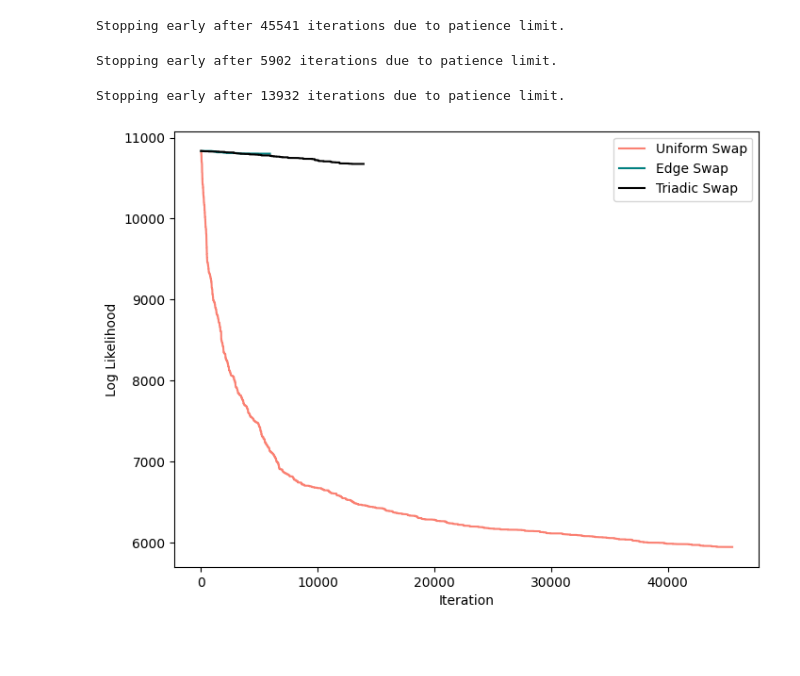
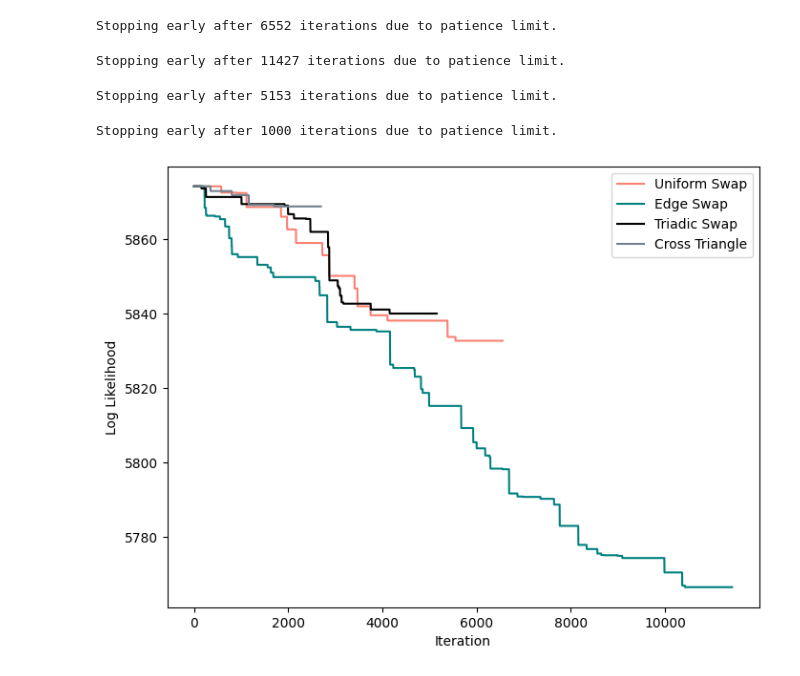
Before and after one commit to Lasse-mohr/anon_sbm, a Jupyter notebook: notebooks/move_type_comparisons_30-06-2025.ipynb, the cells around one changed output. Saved outputs shown, nothing was run; the diff lists cells and outputs as text; code cells hidden in the pictures; blank space fills up the shorter version.

```diff
--- a/notebooks/move_type_comparisons_30-06-2025.ipynb
+++ b/notebooks/move_type_comparisons_30-06-2025.ipynb
@@ -35,25 +39,18 @@ block_data = assigner.compute_assignment()
 # %%
+initial_blocks = assigner.compute_assignment()
 uniform_swap_model = SBMModel(
-    initial_blocks=block_data,
+    initial_blocks=initial_blocks,
     rng=rng,
     change_freq = { # probabilities of trying each move type
         "uniform_swap": 1,
     },
 )
 
-edge_swap_model = SBMModel(
-    initial_blocks=block_data,
-    rng=rng,
-    change_freq = { # probabilities of trying each move type
-    "uniform_swap": 0.8,
-    "edge_based_swap": 0.1,
-    "triadic_swap": 0.1,
-    },
+uniform_nll = uniform_swap_model.fit(
+    min_block_size=min_block_size,
+    cooling_rate=cooling_rate,
+    max_blocks=max_blocks,
+    patience=10**3,
+    return_nll=True,
 )
-triad_swap_model = SBMModel(
-    initial_blocks=block_data,
-    rng=rng,
-    change_freq = { # probabilities of trying each move type
-    "triadic_swap": 1.0,
-    },
-)
+block_data = uniform_swap_model.block_data
@@ -68,36 +135,40 @@ return_nll = True
-# %%
-uniform_nll = uniform_swap_model.fit(
-    max_num_iterations=max_num_iterations,
-    min_block_size=min_block_size,
-    initial_temperature=initial_temperature,
-    cooling_rate=cooling_rate,
-    max_blocks=max_blocks,
-    patience=patience,
-    return_nll=return_nll,
-)
-# %% [output]
-Stopping early after 45541 iterations due to patience limit.
+# %%
+uniform_nll = uniform_swap_model.fit(
+    min_block_size=min_block_size,
+    cooling_rate=cooling_rate,
+    max_blocks=max_blocks,
+    patience=patience,
+    return_nll=return_nll,
+)
+# %% [output]
+Stopping early after 6552 iterations due to patience limit.
 # %%
 edge_nll = edge_swap_model.fit(
-    max_num_iterations=max_num_iterations,
     min_block_size=min_block_size,
-    initial_temperature=initial_temperature,
     cooling_rate=cooling_rate,
     max_blocks=max_blocks,
     patience=patience,
     return_nll=return_nll,
 )
 # %% [output]
-Stopping early after 5902 iterations due to patience limit.
+Stopping early after 11427 iterations due to patience limit.
 # %%
 triad_nll = triad_swap_model.fit(
-    max_num_iterations=max_num_iterations,
     min_block_size=min_block_size,
-    initial_temperature=initial_temperature,
     cooling_rate=cooling_rate,
     max_blocks=max_blocks,
     patience=patience,
     return_nll=return_nll,
 )
 # %% [output]
-Stopping early after 13932 iterations due to patience limit.
+Stopping early after 5153 iterations due to patience limit.
+# %%
+mix_nll = mix_swap_model.fit(
+    min_block_size=min_block_size,
+    cooling_rate=cooling_rate,
+    max_blocks=max_blocks,
+    patience=patience,
+    return_nll=return_nll,
+)
+# %% [output]
+Stopping early after 1000 iterations due to patience limit.
@@ -104,17 +179,19 @@ Stopping early after 13932 iterations due to patience limit.
 # %%
 import matplotlib.pyplot as plt
 fig, ax = plt.subplots(figsize=(8,6))
 
 ax.plot(np.arange(len(uniform_nll)),uniform_nll, label="Uniform Swap", color="salmon")# type: ignore
 
 ax.plot(np.arange(len(edge_nll)), edge_nll, label="Edge Swap", color="teal")# type: ignore
 
 ax.plot(np.arange(len(triad_nll)), triad_nll, label="Triadic Swap", color="black") # type: ignore
 
+ax.plot(np.arange(len(cross_nll)), cross_nll, label="Cross Triangle", color="slategrey") # type: ignore
+
 ax.set_xlabel("Iteration")
 ax.set_ylabel("Log Likelihood")
 
 ax.legend()
 plt.show(fig)
 # %% [output]
-[figure, old version]
+[figure, new version]
```
Also changed, not shown: parts of 7 cells of this notebook, 48 other files.
